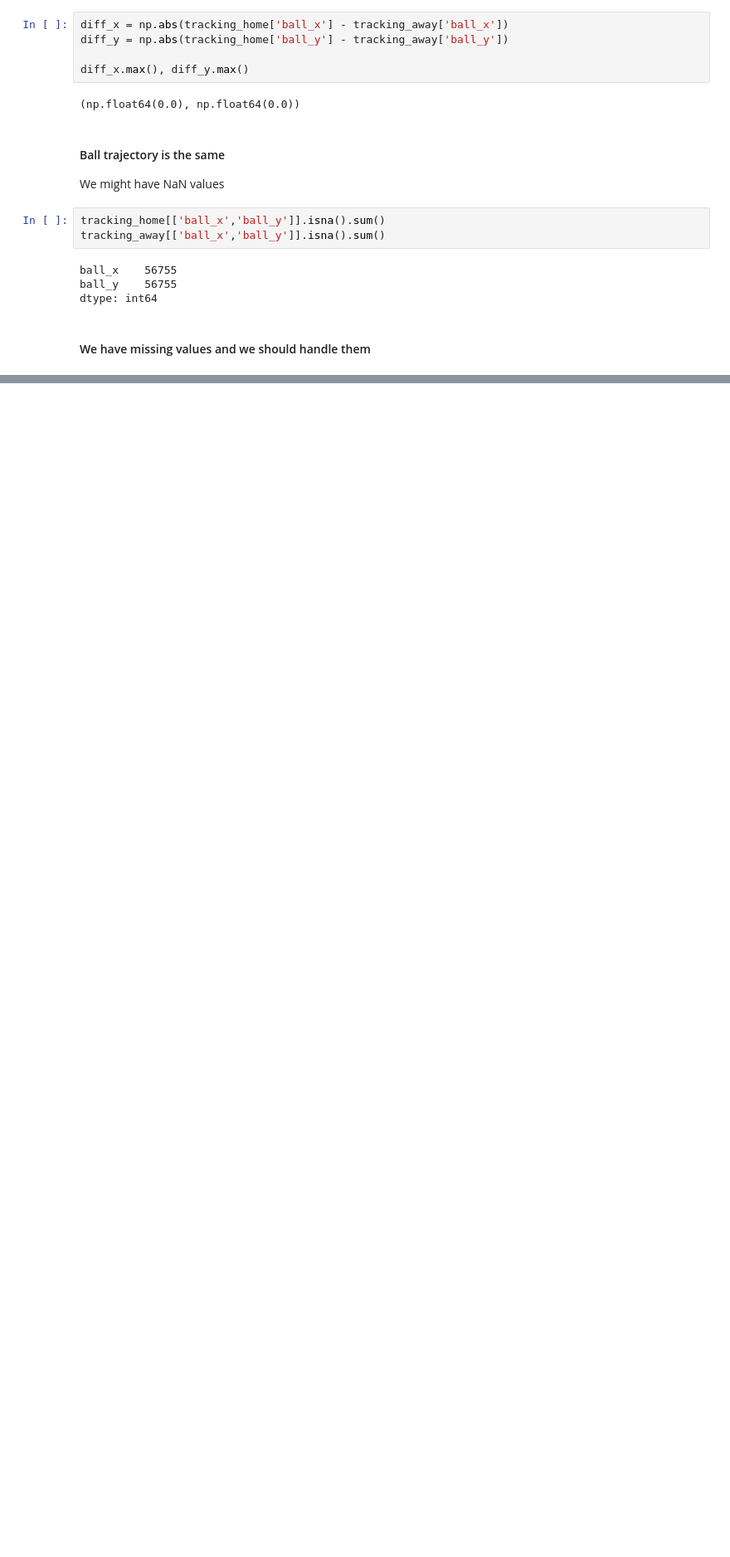
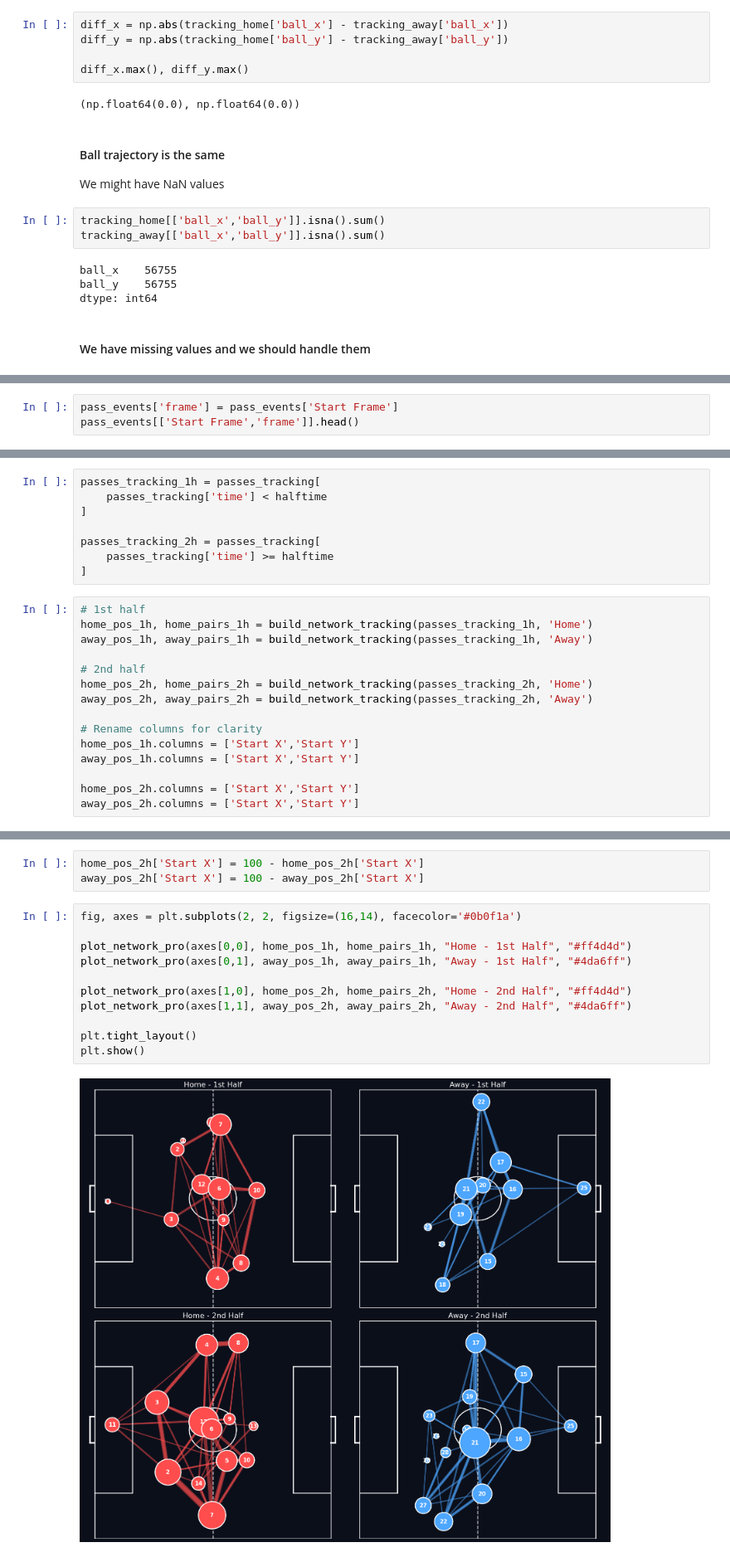
Before and after one commit to ieee-sb-uniwa/milon-football, a Jupyter notebook: notebooks/game1_analysis.ipynb, the cells around one changed output, grey strips where cells are left out. Shown at 83% size. Drawn from its saved outputs; the diff is of its cells as text; blank space fills up the shorter version.

```diff
--- a/notebooks/game1_analysis.ipynb
+++ b/notebooks/game1_analysis.ipynb
@@ -1663,0 +1886,3 @@ dtype: int64
+# %%
+pass_events['frame'] = pass_events['Start Frame']
+pass_events[['Start Frame','frame']].head()
@@ -1663,0 +1968,23 @@ dtype: int64
+# %%
+passes_tracking_1h = passes_tracking[
+    passes_tracking['time'] < halftime
+]
+
+passes_tracking_2h = passes_tracking[
+    passes_tracking['time'] >= halftime
+]
+# %%
+# 1st half
+home_pos_1h, home_pairs_1h = build_network_tracking(passes_tracking_1h, 'Home')
+away_pos_1h, away_pairs_1h = build_network_tracking(passes_tracking_1h, 'Away')
+
+# 2nd half
+home_pos_2h, home_pairs_2h = build_network_tracking(passes_tracking_2h, 'Home')
+away_pos_2h, away_pairs_2h = build_network_tracking(passes_tracking_2h, 'Away')
+
+# Rename columns for clarity
+home_pos_1h.columns = ['Start X','Start Y']
+away_pos_1h.columns = ['Start X','Start Y']
+
+home_pos_2h.columns = ['Start X','Start Y']
+away_pos_2h.columns = ['Start X','Start Y']
@@ -1663,0 +1993,16 @@ dtype: int64
+# %%
+home_pos_2h['Start X'] = 100 - home_pos_2h['Start X']
+away_pos_2h['Start X'] = 100 - away_pos_2h['Start X']
+# %%
+fig, axes = plt.subplots(2, 2, figsize=(16,14), facecolor='#0b0f1a')
+
+plot_network_pro(axes[0,0], home_pos_1h, home_pairs_1h, "Home - 1st Half", "#ff4d4d")
+plot_network_pro(axes[0,1], away_pos_1h, away_pairs_1h, "Away - 1st Half", "#4da6ff")
+
+plot_network_pro(axes[1,0], home_pos_2h, home_pairs_2h, "Home - 2nd Half", "#ff4d4d")
+plot_network_pro(axes[1,1], away_pos_2h, away_pairs_2h, "Away - 2nd Half", "#4da6ff")
+
+plt.tight_layout()
+plt.show()
+# %% [output]
+[figure, added]
```
Also changed, not shown: parts of 28 cells of this notebook.
